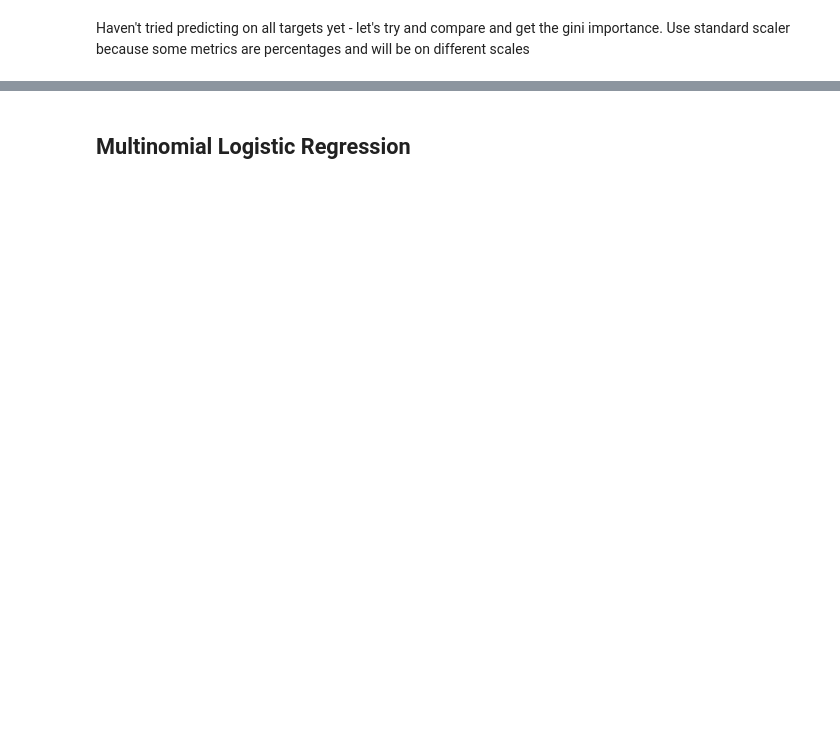
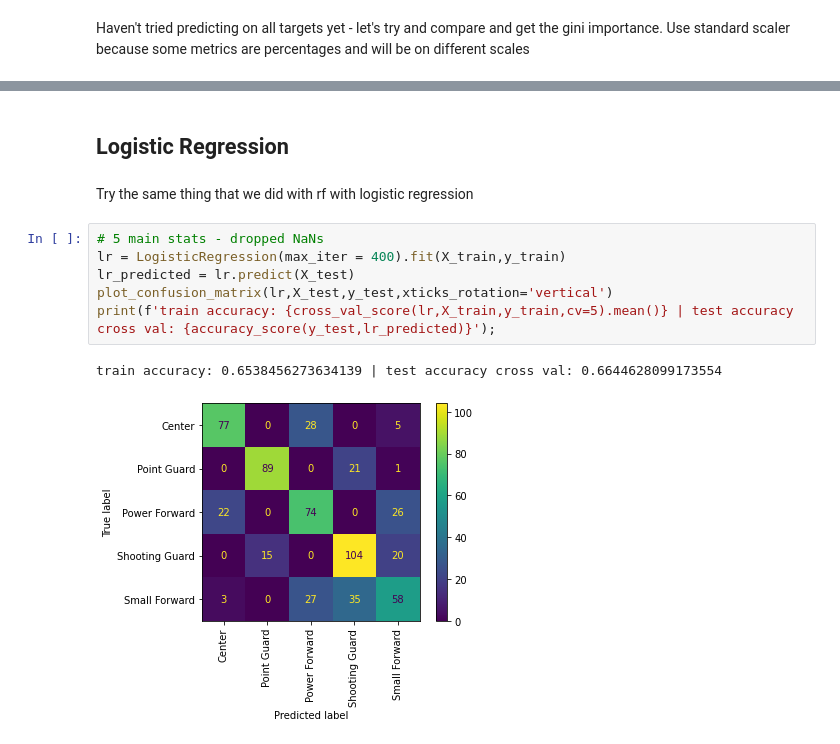
Before and after one commit to wjlau/capstone3, a Jupyter notebook: predicting_player_positions.ipynb, the cells around one changed output, grey strips where cells are left out. Drawn from its saved outputs; the diff is of its cells as text; blank space fills up the shorter version.

Commit message:
logistic regression model

```diff
--- a/predicting_player_positions.ipynb
+++ b/predicting_player_positions.ipynb
@@ -470,2 +471,13 @@ train accuracy: 0.6460000000000001 | test accuracy cross val: 0.612
 # %% [markdown]
-## Multinomial Logistic Regression
+## Logistic Regression
+# %% [markdown]
+Try the same thing that we did with rf with logistic regression
+# %%
+# 5 main stats - dropped NaNs
+lr = LogisticRegression(max_iter = 400).fit(X_train,y_train)
+lr_predicted = lr.predict(X_test)
+plot_confusion_matrix(lr,X_test,y_test,xticks_rotation='vertical')
+print(f'train accuracy: {cross_val_score(lr,X_train,y_train,cv=5).mean()} | test accuracy cross val: {accuracy_score(y_test,lr_predicted)}');
+# %% [output]
+train accuracy: 0.6538456273634139 | test accuracy cross val: 0.6644628099173554
+[figure, added]
```
Also changed, not shown: parts of 26 cells of this notebook.
